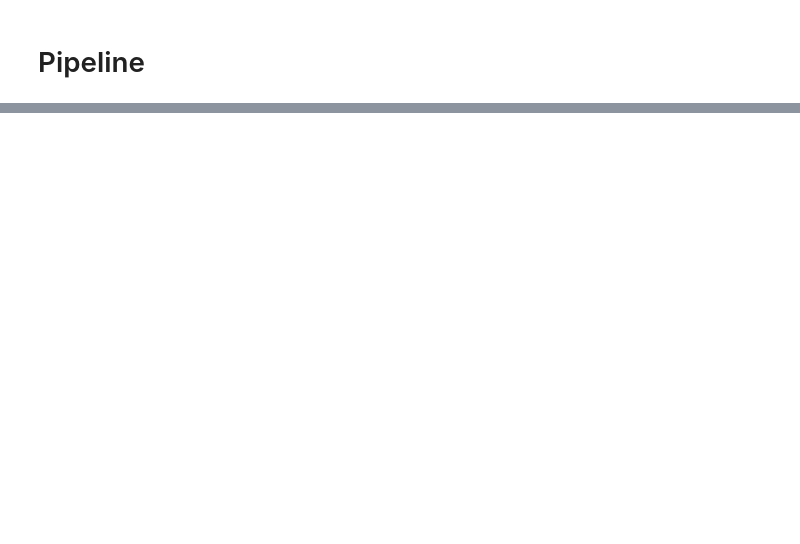
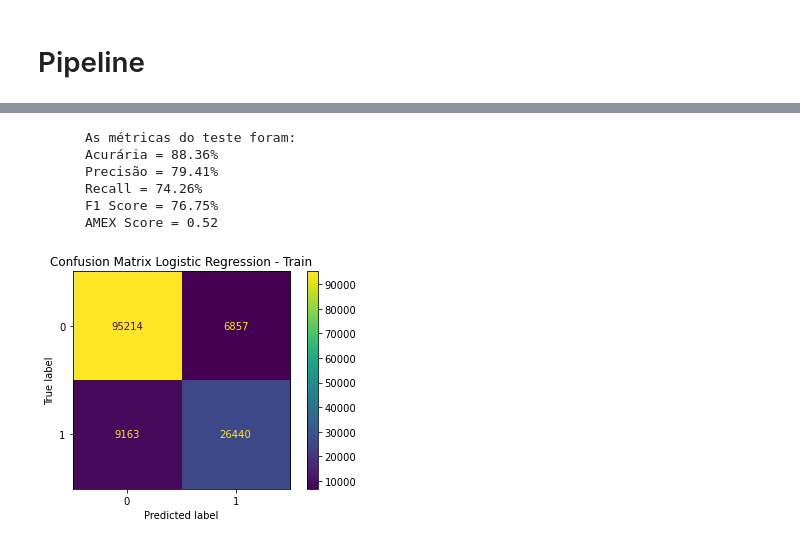
Before and after one commit to thiago-osorio/kaggle-competitions, a Jupyter notebook: amex-default-prediction/notebooks/model.ipynb, the cells around one changed output, grey strips where cells are left out. Cells and saved outputs as stored; diff of their text form; code cells hidden in the pictures; blank space fills up the shorter version.

```diff
--- a/amex-default-prediction/notebooks/model.ipynb
+++ b/amex-default-prediction/notebooks/model.ipynb
@@ -121,0 +167,7 @@ for modelo in modelos:
+# %%
+pipeline = Pipeline(steps=[
+        ('preprocessor', transformer),
+        ('model', RandomForestClassifier(class_weight=class_weights))
+    ])
+# %%
+pipeline.fit(X_train, y_train)
@@ -121,0 +192,36 @@ for modelo in modelos:
+# %%
+y_pred_test = pipeline.predict(X_test)
+
+accuracy = round(metrics.accuracy_score(y_test, y_pred_test)*100,2)
+
+precision = round(metrics.precision_score(y_test, y_pred_test)*100,2)
+
+recall = round(metrics.recall_score(y_test, y_pred_test)*100,2)
+
+f1_score = round(metrics.f1_score(y_test, y_pred_test)*100,2)
+
+amex = round(amex_metric(y_test, y_pred_test),2)
+
+print(f'''
+      As métricas do teste foram:
+      Acurária = {accuracy}%
+      Precisão = {precision}%
+      Recall = {recall}%
+      F1 Score = {f1_score}%
+      AMEX Score = {amex}
+      ''')
+# %% [output]
+      As métricas do teste foram:
+      Acurária = 88.36%
+      Precisão = 79.41%
+      Recall = 74.26%
+      F1 Score = 76.75%
+      AMEX Score = 0.52
+# %%
+cm = metrics.confusion_matrix(y_test, y_pred_test)
+disp = metrics.ConfusionMatrixDisplay(confusion_matrix=cm)
+disp.plot()
+plt.title('Confusion Matrix Logistic Regression - Train')
+plt.show()
+# %% [output]
+[figure, added]
```
Also changed, not shown: parts of 13 cells of this notebook.
